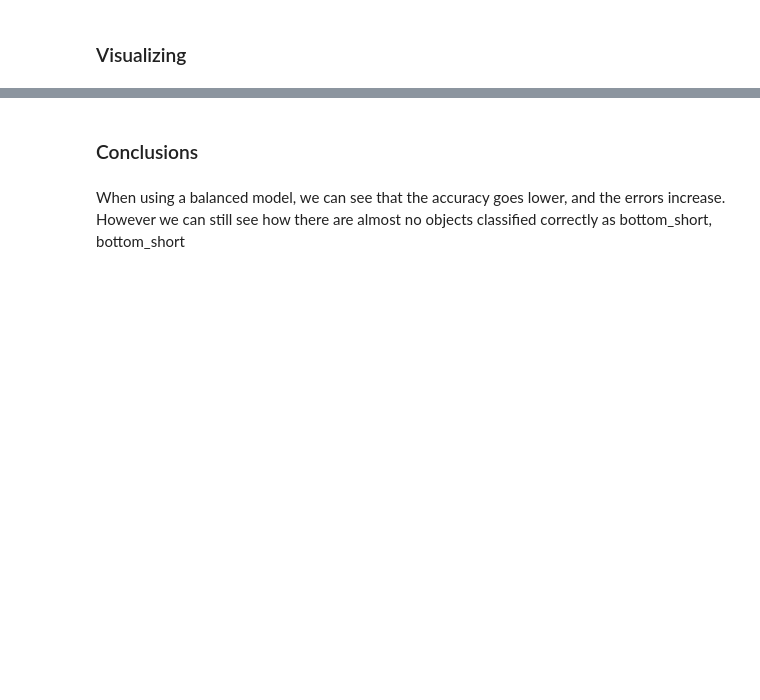
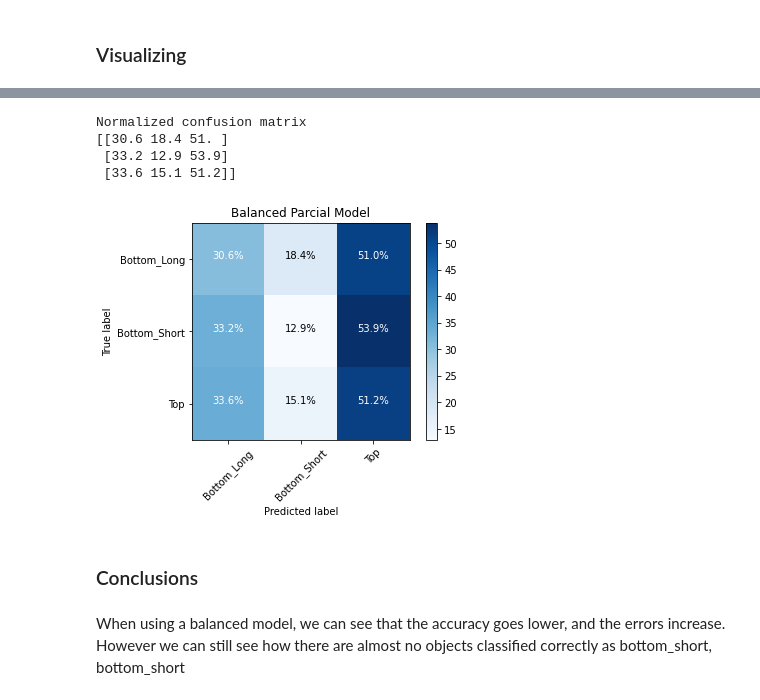
Before and after one commit to ensapra/TreballFinaldeGrau, a Jupyter notebook: ComputerVision/PantsModel_Training.ipynb, the cells around one changed output, grey strips where cells are left out. Saved outputs shown, nothing was run; the diff lists cells and outputs as text; code cells hidden in the pictures; blank space fills up the shorter version.

```diff
--- a/ComputerVision/PantsModel_Training.ipynb
+++ b/ComputerVision/PantsModel_Training.ipynb
@@ -609,6 +661,12 @@ balancedModel.evaluate(train_set)
 # %%
 cm = confusion_matrix(y_true=train_set.labels, y_pred=rounded_predictions)
-plot_confusion_matrix(cm=cm, classes=train_set.class_indices, title='Balanced Parcial Model')
+plot_confusion_matrix(cm=cm,normalize = True, classes=train_set.class_indices, title='Balanced Parcial Model')
+# %% [output]
+Normalized confusion matrix
+[[30.6 18.4 51. ]
+ [33.2 12.9 53.9]
+ [33.6 15.1 51.2]]
+[figure, added]
 # %% [markdown]
 ### Conclusions
 # %% [markdown]
```
Also changed, not shown: parts of 11 cells of this notebook, 16 other files.
